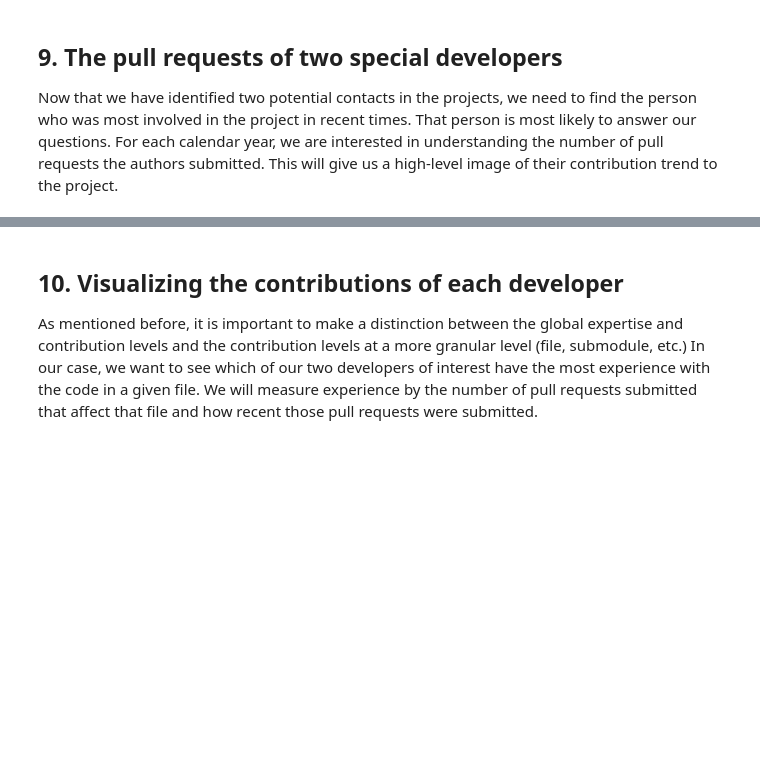
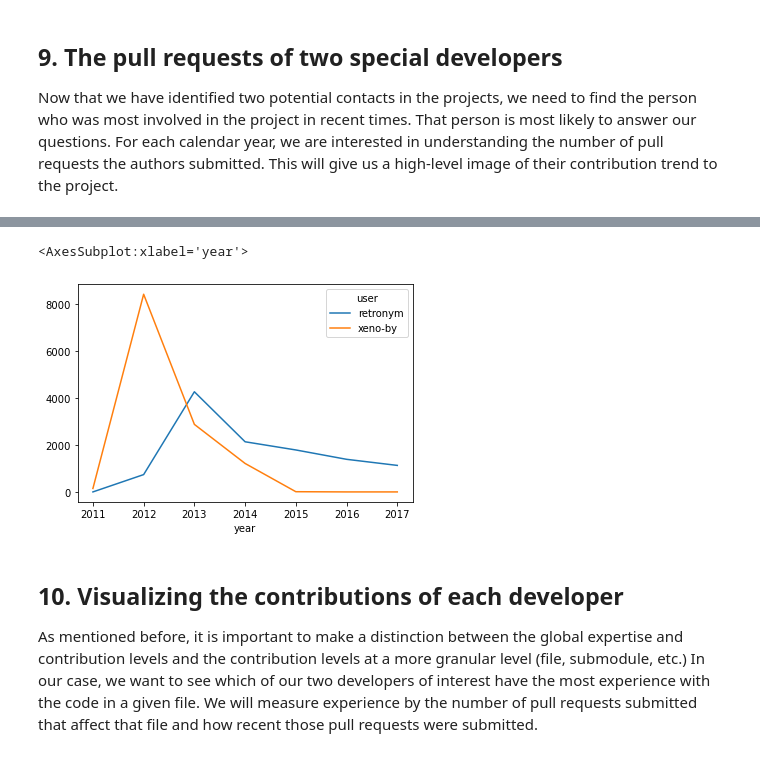
Before and after one commit to MarcMartinezM/PracticasIABigData, a Jupyter notebook: dataFrame/scala/CaseStudy_Scala.ipynb, the cells around one changed output, grey strips where cells are left out. Drawn from its saved outputs; the diff is of its cells as text; code cells hidden in the pictures; blank space fills up the shorter version.

Commit message:
commit finish tutorial scala

```diff
--- a/dataFrame/scala/CaseStudy_Scala.ipynb
+++ b/dataFrame/scala/CaseStudy_Scala.ipynb
@@ -142,3 +194,12 @@ print(dataScalaUsers['pid'].mean())
 # %% [markdown]
 ## 9. The pull requests of two special developers
 <p>Now that we have identified two potential contacts in the projects, we need to find the person who was most involved in the project in recent times. That person is most likely to answer our questions. For each calendar year, we are interested in understanding the number of pull requests the authors submitted. This will give us a high-level image of their contribution trend to the project.</p>
+# %%
+#define autors
+autrosAtivos = ['xeno-by','retronym']
+
+#fiter dataframe
+dataScalaAuto = dataScala[dataScala['user'].isin(autrosAtivos)]
+
+#count for year ad month
+counts = dataScalaAuto.groupby(['user','year']).agg({'pid':'count'})
@@ -145,3 +216,11 @@ print(dataScalaUsers['pid'].mean())
+# %%
+import matplotlib.pyplot as plt
+
+counts_wide = counts.pivot_table(index = 'year', columns = 'user', values = 'pid', fill_value=0)
+counts_wide.plot()
+# %% [output]
+<AxesSubplot:xlabel='year'>
+[figure, added]
 # %% [markdown]
 ## 10. Visualizing the contributions of each developer
 <p>As mentioned before, it is important to make a distinction between the global expertise and contribution levels and the contribution levels at a more granular level (file, submodule, etc.) In our case, we want to see which of our two developers of interest have the most experience with the code in a given file. We will measure experience by the number of pull requests submitted that affect that file and how recent those pull requests were submitted.</p>
```
Also changed, not shown: parts of 6 cells of this notebook.
